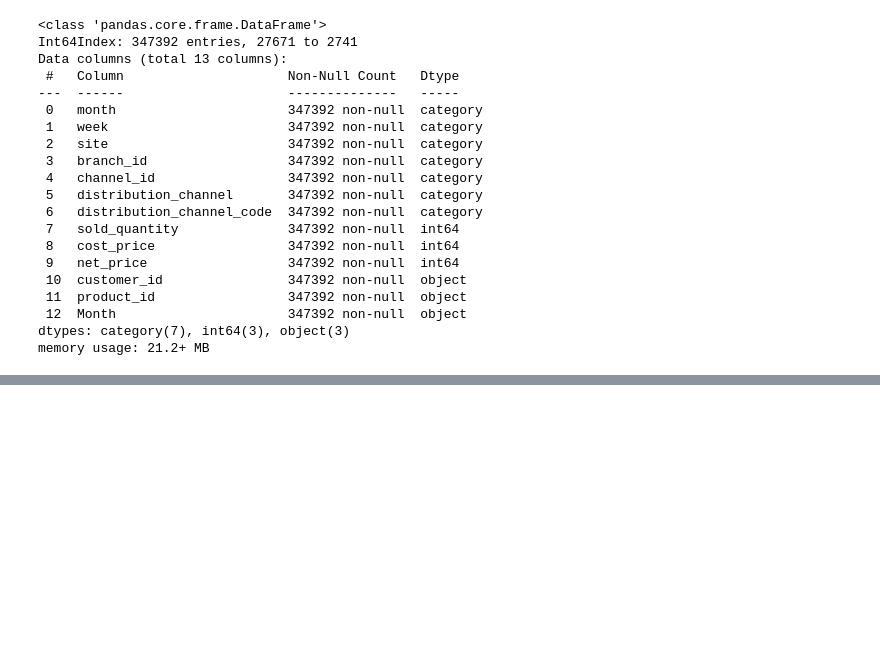
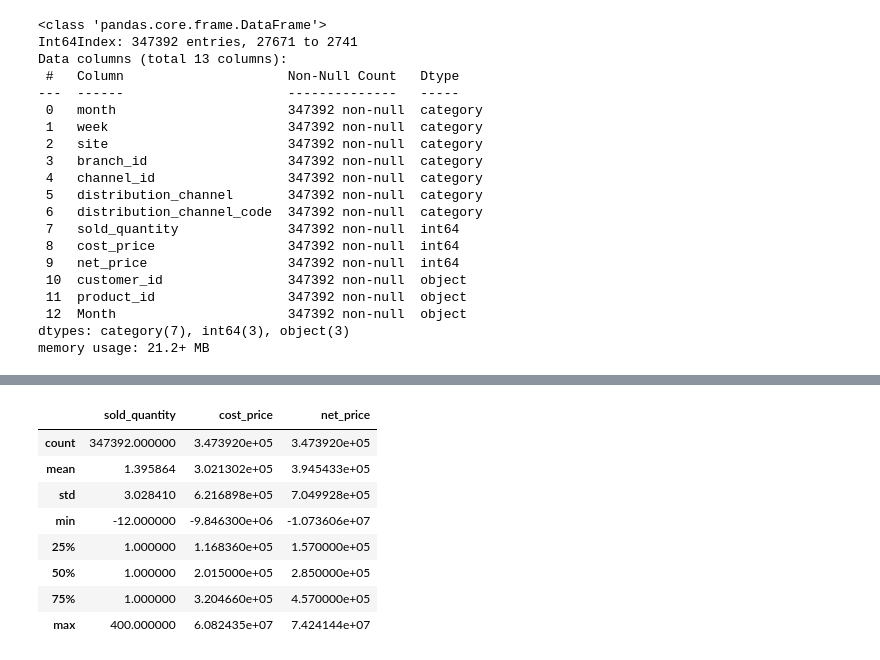
Before and after one commit to Amature123/sale_inv, a Jupyter notebook: Sale.ipynb, the cells around one changed output, grey strips where cells are left out. Saved outputs shown, nothing was run; the diff lists cells and outputs as text; code cells hidden in the pictures; blank space fills up the shorter version.

```diff
--- a/Sale.ipynb
+++ b/Sale.ipynb
@@ -116,0 +171,12 @@ Name: week, dtype: int64
+# %%
+train_sale_set.describe()
+# %% [output]
+|  | sold_quantity | cost_price | net_price |
+| count | 347392.000000 | 3.473920e+05 | 3.473920e+05 |
+| mean | 1.395864 | 3.021302e+05 | 3.945433e+05 |
+| std | 3.028410 | 6.216898e+05 | 7.049928e+05 |
+| min | -12.000000 | -9.846300e+06 | -1.073606e+07 |
+| 25% | 1.000000 | 1.168360e+05 | 1.570000e+05 |
+| 50% | 1.000000 | 2.015000e+05 | 2.850000e+05 |
+| 75% | 1.000000 | 3.204660e+05 | 4.570000e+05 |
+| max | 400.000000 | 6.082435e+07 | 7.424144e+07 |
```
Also changed, not shown: parts of 14 cells of this notebook.
